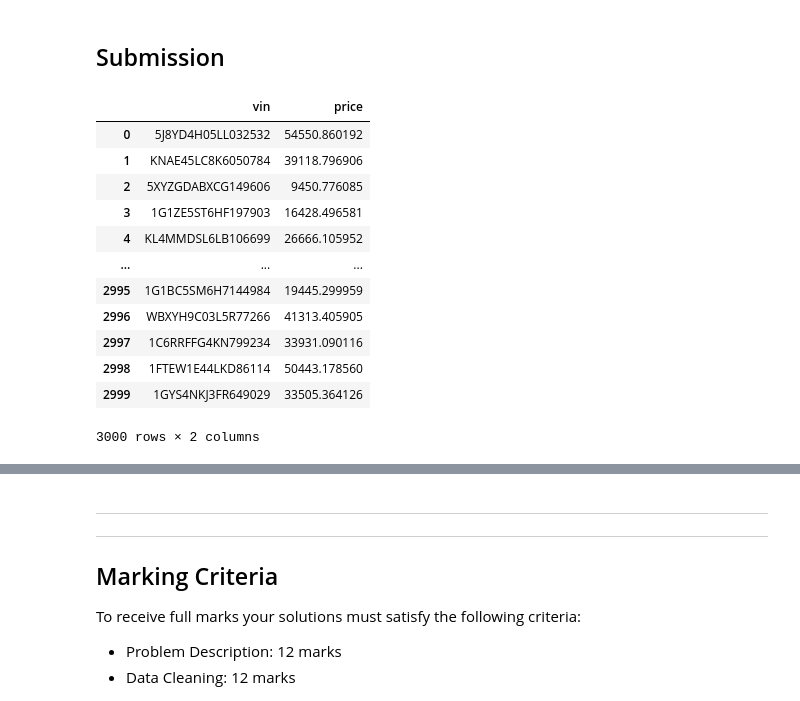
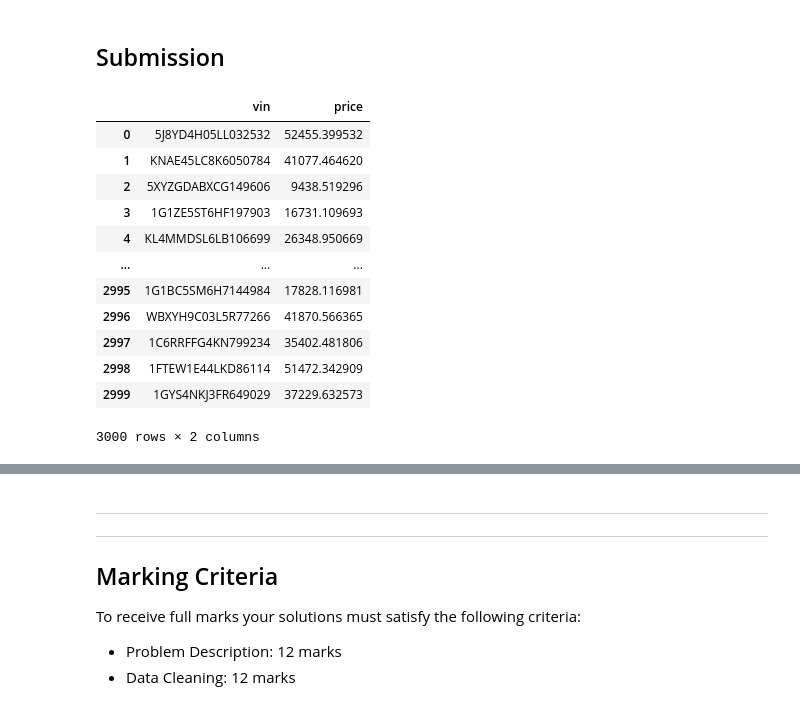
Before and after one commit to Tomor4341/Used-Car-Sales-Analysis, a Jupyter notebook: S1_2024_BUSA3020_final.ipynb, the cells around one changed output, grey strips where cells are left out. Drawn from its saved outputs; the diff is of its cells as text; code cells hidden in the pictures.

```diff
--- a/S1_2024_BUSA3020_final.ipynb
+++ b/S1_2024_BUSA3020_final.ipynb
@@ -656,8 +675,8 @@ print(feature_importances_df)
 feature_importances_df['cumulative_importance'] = feature_importances_df['importance'].cumsum()
 
 # Determine the threshold for cumulative importance
-threshold = 0.975
+threshold = 0.995
 rf_selected_features = feature_importances_df[feature_importances_df['cumulative_importance'] <= threshold]['feature']
 
-# Display the selected features
-print(f"Selected features (cumulative importance <= {threshold*100}%): {rf_selected_features.tolist()}")
+# # Display the selected features
+# print(f"Selected features (cumulative importance <= {threshold*100}%): {rf_selected_features.tolist()}")
@@ -836,18 +846,16 @@ print(f"MAPE on test set: {ridge_mape}")
 # %% [markdown]
 #### Lasso Regression (with CV)
 # %%
-lasso = LassoCV(alphas=np.logspace(-4, 1, 50), cv=5, scoring=mape_scorer)
+lasso = LassoCV(alphas=np.logspace(-4, 1, 50), cv=5)
 lasso.fit(X_train_scaled, y_train)
 
-# Get the best alpha value and the corresponding coefficients
+# Get the best alpha value
 best_alpha = lasso.alpha_
 
 # Display the results
-print(f'Best Alpha: {best_alpha}')
-print(f'Cross-Validation Mean Squared Error: {lasso.best_score_}')
-
+print(f'Best Alpha: {best_alpha:.3f}')
 
 predictions = lasso.predict(X_test_scaled)
 lasso_mape = mean_absolute_percentage_error(y_test, predictions)
 
-print(f"MAPE on test set: {lasso_mape}")
+print(f"MAPE on test set: {lasso_mape:.3f}")
@@ -912,11 +957,13 @@ print(f"MAPE on test set: {xgb_mape}")
 # %%
+# Train XGBoost Regressor with log-transformed target
+
 y = df_train['price']
 X = df_train[rf_selected_features]
 X_train, X_test, y_train, y_test = train_test_split(X, y, test_size=0.2, random_state=42)
 
-# Initialize CatBoostRegressor with TransformedTargetRegressor
+# Initialize XGBoostRegressor with TransformedTargetRegressor
 log_regressor = TransformedTargetRegressor(
-    regressor=XGBRegressor(n_estimators=500, learning_rate=0.05, max_depth=5, random_state=42),
+    regressor=XGBRegressor(**xgb_best_params, random_state=42),
     func=np.log1p,
     inverse_func=np.expm1
 )
@@ -933,4 +980,4 @@ predictions = log_regressor.predict(X_test)
 
 # Calculate MAPE
 log_mape = mean_absolute_percentage_error(y_test, predictions)
-print(f"MAPE on test set: {log_mape}")
+print(f"MAPE on test set: {log_mape:.3f}")
@@ -975,29 +1068,29 @@ xgb = XGBRegressor(**xgb_best_params, random_state=42)
 # %%
 # Define estimators with tuned parameters
+
 estimators = [
     ('lgbm', lgb),
     ('xgbr', xgb),
-    # ('cat', CatBoostRegressor(**param_cat)),
-    ('mlp', MLPRegressor())  # without tuning
+    ('mlp', MLPRegressor(random_state=42))  # without tuning
 ]
 
 linear_pipeline = Pipeline([
     ('scaler', StandardScaler()),
-    ('lasso', LassoCV(alphas=np.logspace(-4, 1, 10)))
+    ('lasso', LassoCV(alphas=np.logspace(-4, 1, 10), random_state=42))
 ])
 
 # Create the stacking regressor
-stack = StackingRegressor(
+stack1 = StackingRegressor(
     estimators=estimators,
     final_estimator=linear_pipeline,
     n_jobs=-1,
     cv=5)
 
-stack.fit(X_train, y_train)
+stack1.fit(X_train, y_train)
 
 # Predict on the test set
-predictions = stack.predict(X_test)
+predictions = stack1.predict(X_test)
 
 # Calculate MAPE
-stack_mape = mean_absolute_percentage_error(y_test, predictions)
-print(f"MAPE on test set: {stack_mape}")
+stack1_mape = mean_absolute_percentage_error(y_test, predictions)
+print(f"MAPE on test set: {stack1_mape:.3f}")
@@ -1062,21 +1305,20 @@ diagnostic_plots(y_test, predictions)
 # %%
 df_submit = test_encoded_df[rf_selected_features].copy().values
 # %%
-predictions = model.predict(df_submit)
-output = pd.DataFrame({"vin": df_test['vin'].values, "price": predictions})
-output
+output_stack1 = pd.DataFrame({"vin": df_test['vin'].values, "price": stack1.predict(df_submit)})
+output_stack1
 # %% [output]
 |  | vin | price |
-| 0 | 5J8YD4H05LL032532 | 54550.860192 |
-| 1 | KNAE45LC8K6050784 | 39118.796906 |
-| 2 | 5XYZGDABXCG149606 | 9450.776085 |
-| 3 | 1G1ZE5ST6HF197903 | 16428.496581 |
-| 4 | KL4MMDSL6LB106699 | 26666.105952 |
+| 0 | 5J8YD4H05LL032532 | 52455.399532 |
+| 1 | KNAE45LC8K6050784 | 41077.464620 |
+| 2 | 5XYZGDABXCG149606 | 9438.519296 |
+| 3 | 1G1ZE5ST6HF197903 | 16731.109693 |
+| 4 | KL4MMDSL6LB106699 | 26348.950669 |
 | ... | ... | ... |
-| 2995 | 1G1BC5SM6H7144984 | 19445.299959 |
-| 2996 | WBXYH9C03L5R77266 | 41313.405905 |
-| 2997 | 1C6RRFFG4KN799234 | 33931.090116 |
-| 2998 | 1FTEW1E44LKD86114 | 50443.178560 |
-| 2999 | 1GYS4NKJ3FR649029 | 33505.364126 |
+| 2995 | 1G1BC5SM6H7144984 | 17828.116981 |
+| 2996 | WBXYH9C03L5R77266 | 41870.566365 |
+| 2997 | 1C6RRFFG4KN799234 | 35402.481806 |
+| 2998 | 1FTEW1E44LKD86114 | 51472.342909 |
+| 2999 | 1GYS4NKJ3FR649029 | 37229.632573 |
 3000 rows × 2 columns
 # %%
```
Also changed, not shown: parts of 72 cells of this notebook, 12 other files.
